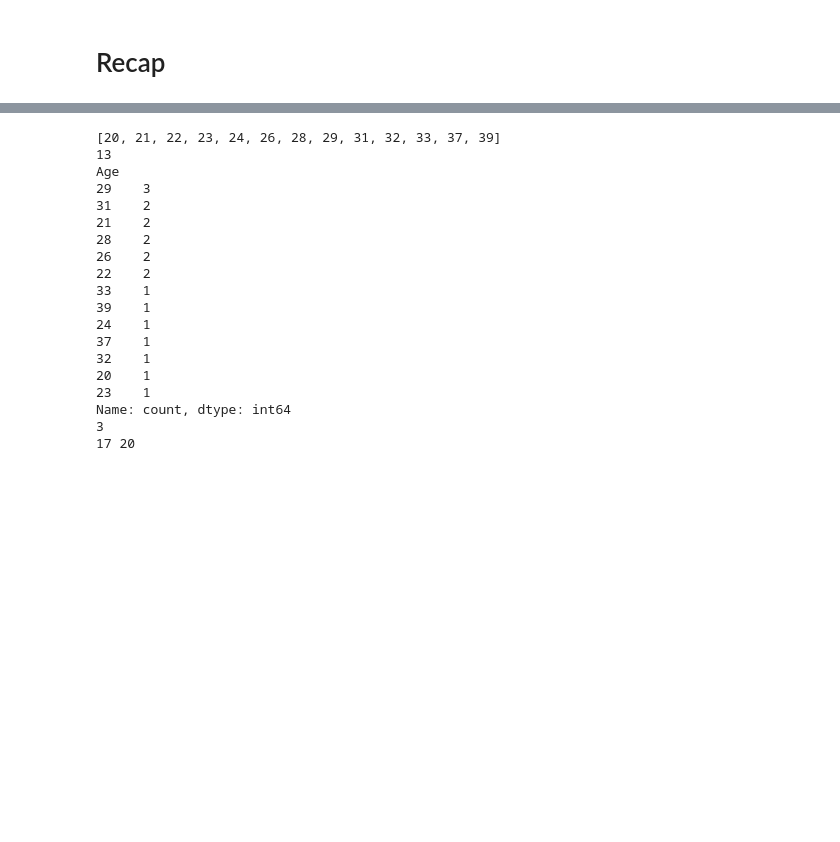
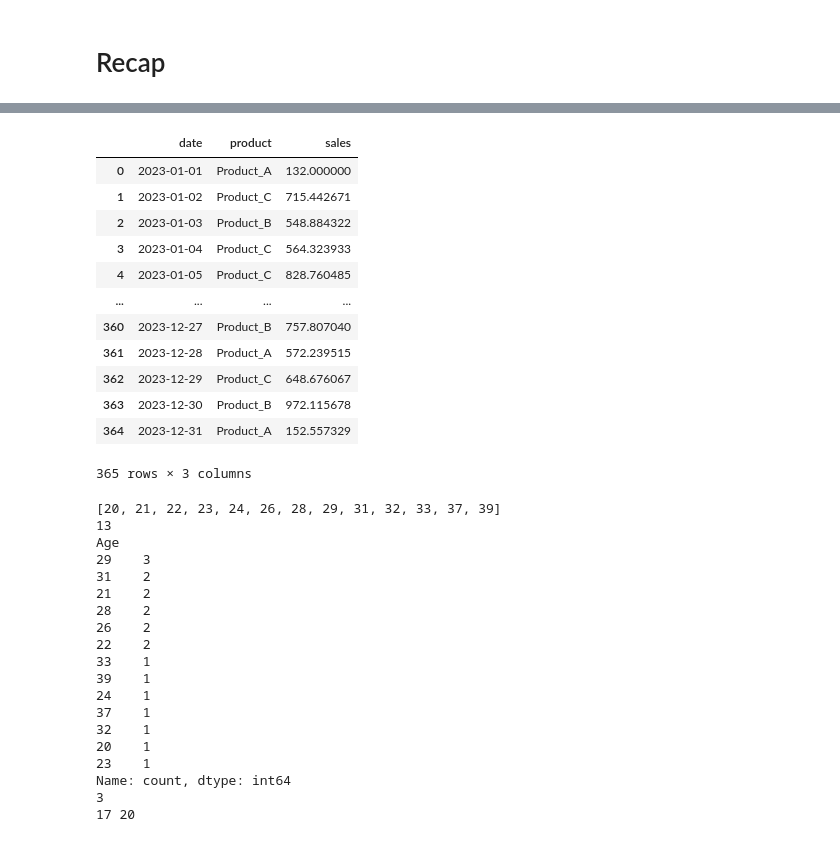
Before and after one commit to Axias10/360capital, a Jupyter notebook: playground.ipynb, the cells around one changed output, grey strips where cells are left out. Drawn from its saved outputs; the diff is of its cells as text; code cells hidden in the pictures; blank space fills up the shorter version.

```diff
--- a/playground.ipynb
+++ b/playground.ipynb
@@ -1015,3 +1143,28 @@ result = result.merge(
+# %%
+# EXERCICE 5
+
+time_series = pd.DataFrame({
+    'date': pd.date_range('2023-01-01', periods=365, freq='D'),
+    'product': np.random.choice(['Product_A', 'Product_B', 'Product_C'], 365),
+    'sales': np.random.randint(100, 1000, 365) +
+             np.sin(np.arange(365) * 2 * np.pi / 365) * 200  # Seasonalité
+})
+
+time_series
+# %% [output]
+|  | date | product | sales |
+| 0 | 2023-01-01 | Product_A | 132.000000 |
+| 1 | 2023-01-02 | Product_C | 715.442671 |
+| 2 | 2023-01-03 | Product_B | 548.884322 |
+| 3 | 2023-01-04 | Product_C | 564.323933 |
+| 4 | 2023-01-05 | Product_C | 828.760485 |
+| ... | ... | ... | ... |
+| 360 | 2023-12-27 | Product_B | 757.807040 |
+| 361 | 2023-12-28 | Product_A | 572.239515 |
+| 362 | 2023-12-29 | Product_C | 648.676067 |
+| 363 | 2023-12-30 | Product_B | 972.115678 |
+| 364 | 2023-12-31 | Product_A | 152.557329 |
+365 rows × 3 columns
 # %%
 # Pivot table Let's start by creating a simple pivot table.
 # Suppose you have data about different products, and you want to see the average price of each product category:
```
Also changed, not shown: parts of 3 cells of this notebook.
